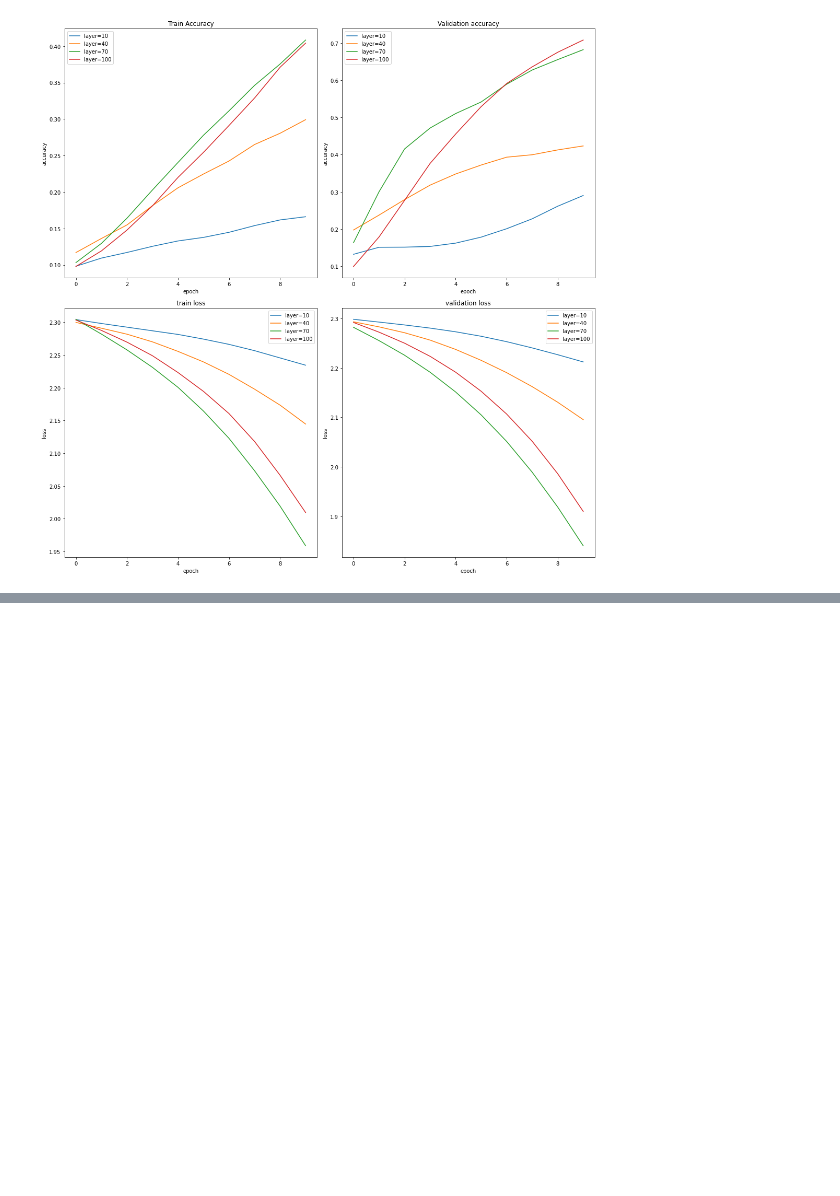
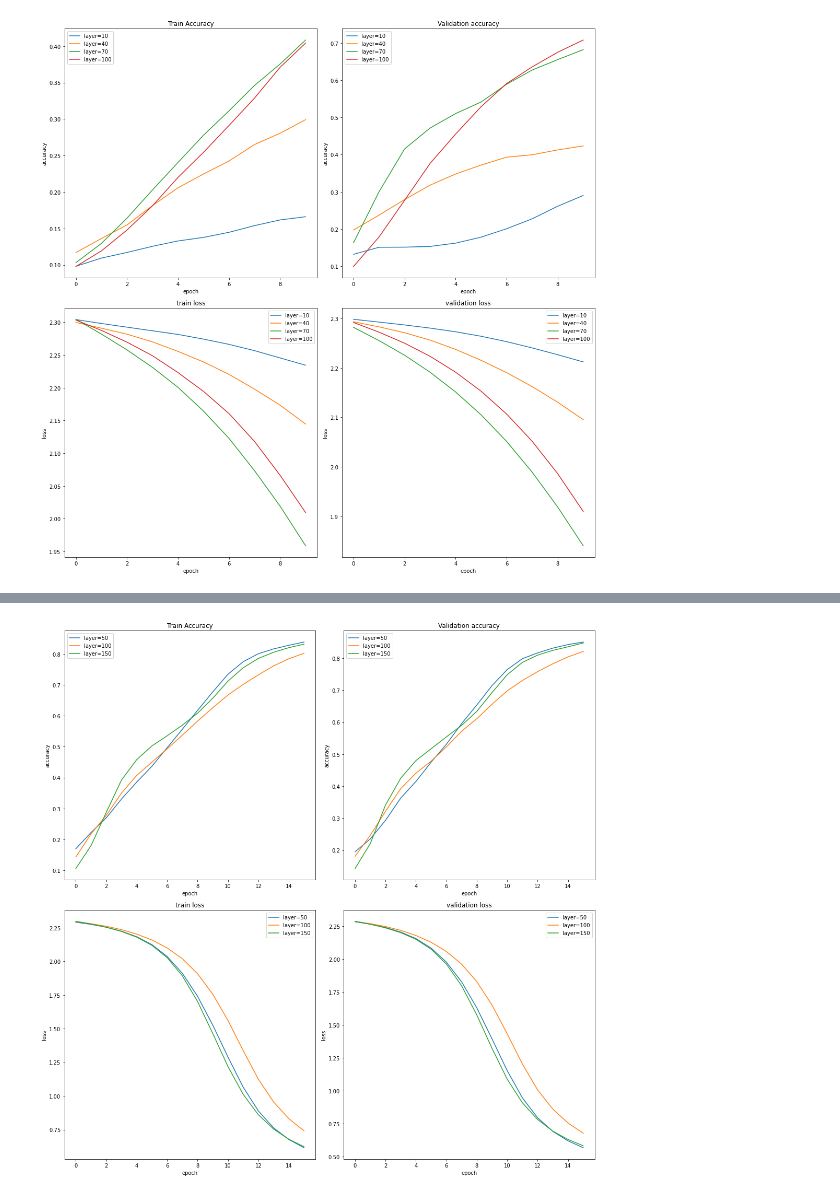
Before and after one commit to alejomaar/Machine-Learning-Zoomcamp, a Jupyter notebook: Capstone 1/notebook.ipynb, the cells around one changed output, grey strips where cells are left out. Saved outputs shown, nothing was run; the diff lists cells and outputs as text; code cells hidden in the pictures; blank space fills up the shorter version.

Commit message:
ADD metrics

```diff
--- a/Capstone 1/notebook.ipynb
+++ b/Capstone 1/notebook.ipynb
@@ -34,6 +34,7 @@ num_category = 10
 y_train = keras.utils.to_categorical(y_train, num_category)
 y_test = keras.utils.to_categorical(y_test, num_category)
 # %%
+
 from tensorflow.keras import layers
 from tensorflow.keras import models
 
@@ -57,6 +58,30 @@ def get_model_small(dropout=0.5,inner_layer=128):
               metrics=['accuracy'])
 
     return model
+
+
+def get_model_large(dropout=0.5,inner_layer=128):
+
+    input_shape = (28,28,1)
+    model = models.Sequential()
+    model.add(layers.Conv2D(32, kernel_size=(3, 3),
+                    activation='relu',
+                    input_shape=input_shape))
+    model.add(layers.Conv2D(64, (3, 3), activation='relu'))
+    model.add(layers.MaxPooling2D(pool_size=(2, 2)))
+    model.add(layers.Dropout(dropout))
+    model.add(layers.Flatten())
+    model.add(layers.Dense(100, activation='relu'))
+    model.add(layers.Dropout(dropout))
+    model.add(layers.Dense(inner_layer, activation='relu'))
+    model.add(layers.Dropout(dropout))
+    model.add(layers.Dense(num_category, activation='softmax'))
+
+    model.compile(loss=keras.losses.categorical_crossentropy,
+              optimizer=keras.optimizers.Adadelta(),
+              metrics=['accuracy'])
+
+    return model
 # %%
 def model_train(model,num_epoch=2,version='model'):
     batch_size = 256
@@ -370,0 +238,9 @@ for ind,drop_rate in enumerate([0.0,0.25,0.5]):
+# %%
+inner_layers = [50,100,150]
+scores = []
+
+for inner_layer in inner_layers:
+    print(f'layer={inner_layer}')
+    model =get_model_large(dropout=0,inner_layer=inner_layer)
+    history = model_train(model,num_epoch=16,version='model_v3')
+    scores.append({'history':history.history,'label':f'layer={inner_layer}'})
@@ -370,0 +265,4 @@ for ind,drop_rate in enumerate([0.0,0.25,0.5]):
+# %%
+plot_history(scores)
+# %% [output]
+[figure, added]
```
Also changed, not shown: parts of 29 cells of this notebook, 6 other files.
